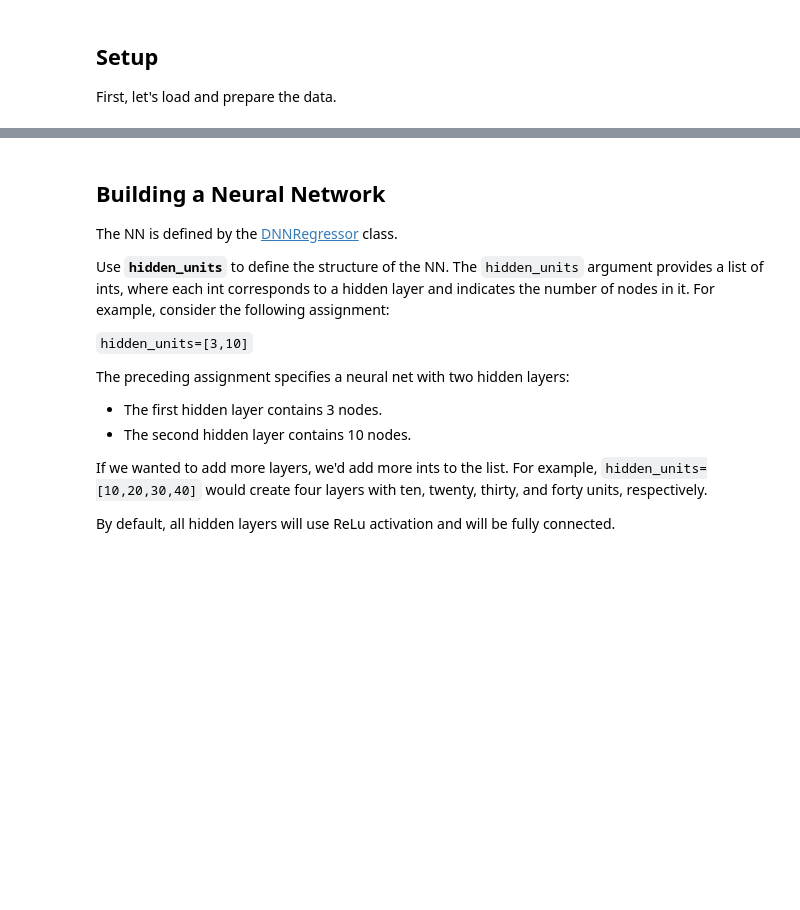
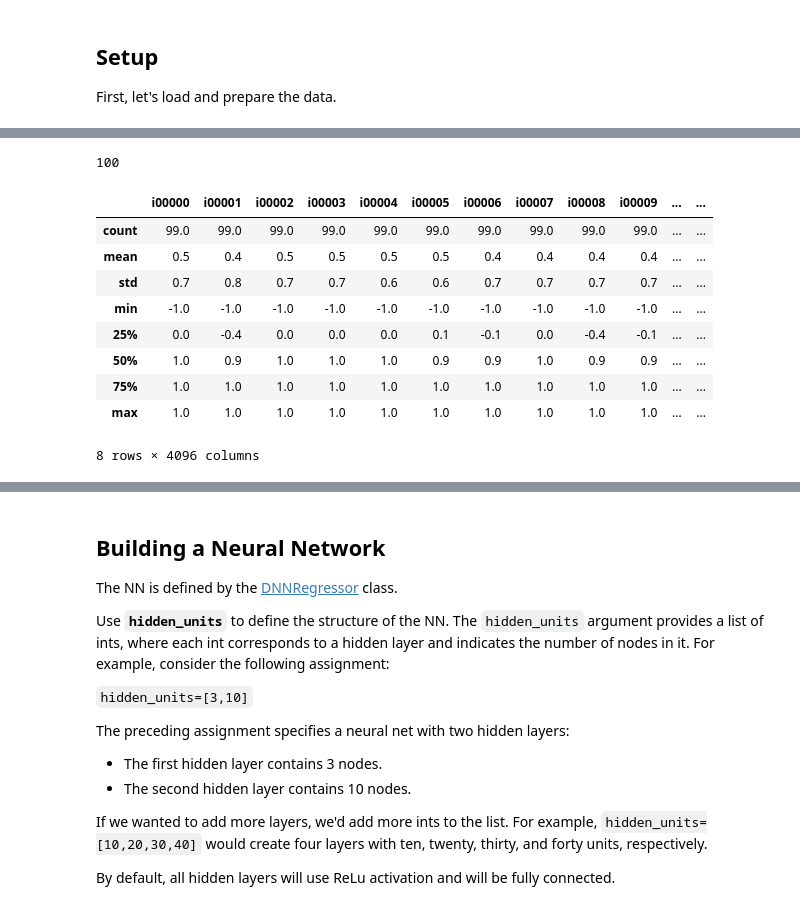
Before and after one commit to plushvoxel/Project-Lernende-Agenten-colab, a Jupyter notebook: firstImplementationOfNN.ipynb, the cells around one changed output, grey strips where cells are left out. Cells and saved outputs as stored; diff of their text form; code cells hidden in the pictures; blank space fills up the shorter version.

```diff
--- a/firstImplementationOfNN.ipynb
+++ b/firstImplementationOfNN.ipynb
@@ -48,9 +40,11 @@ from google.colab import files
 # %%
-training_set_size = 600 #@param {type:"slider", min:1, max:3000, step:1}
-validating_set_size = 200 #@param {type:"slider", min:1, max:1000, step:1}
-test_set_size = 200 #@param {type:"slider", min:1, max:1000, step:1}
+training_set_size = 100 #@param {type:"slider", min:1, max:3000, step:1}
+validating_set_size = 10 #@param {type:"slider", min:1, max:1000, step:1}
+test_set_size = 10 #@param {type:"slider", min:1, max:1000, step:1}
 learning_rate = 0.3 #@param ["3", "1", "0.3", "0.1", "0.03", "0.01", "0.003", "0.001", "0.0003", "0.0001"] {type:"raw"}
 activation_function = "RELU" #@param ["RELU", "Sigmoid", "Tanh"]
 regression = "None" #@param ["None", "L1", "L2"]
 regression_rate = 3 #@param ["3", "1", "0.3", "0.1", "0.03", "0.01", "0.003", "0.001"] {type:"raw"}
-model = [3,1,5]
+steps = 20 #@param {type:"slider", min:1, max:100, step:1}
+batch_size = 5 #@param {type:"slider", min:1, max:20, step:1}
+model = [2048, 500]
@@ -90,0 +109,44 @@ display.display(validation_targets.describe())
+# %%
+def preprocess_features(signal_dataframe):
+  """Prepares input features from California housing data set.
+
+  Args:
+    signal_dataframe: A Pandas DataFrame expected to contain data
+      from the Radio Signal data set.
+  Returns:
+    A DataFrame that contains the features to be used for the model, including
+    synthetic features.
+  """
+  selected_features = signal_dataframe[1:signal_dataframe.shape[0]]
+  processed_features = selected_features.copy()
+
+  print(signal_dataframe.shape[0])
+  return processed_features
+
+def preprocess_targets(signal_dataframe):
+  """Prepares target features (i.e., labels) from Radio signal data set.
+
+  Args:
+    signal_dataframe: A Pandas DataFrame expected to contain data
+      from the Radio signal data set.
+  Returns:
+    A DataFrame that contains the target feature.
+  """
+  output_targets = signal_dataframe[0:1]
+  output_targets = output_targets.copy()
+  return output_targets
+# %%
+training_examples = preprocess_features(signal_dataframe.head(training_set_size))
+training_examples.describe()
+# %% [output]
+100
+|  | i00000 | i00001 | i00002 | i00003 | i00004 | i00005 | i00006 | i00007 | i00008 | i00009 | ... | ... |
+| count | 99.0 | 99.0 | 99.0 | 99.0 | 99.0 | 99.0 | 99.0 | 99.0 | 99.0 | 99.0 | ... | ... |
+| mean | 0.5 | 0.4 | 0.5 | 0.5 | 0.5 | 0.5 | 0.4 | 0.4 | 0.4 | 0.4 | ... | ... |
+| std | 0.7 | 0.8 | 0.7 | 0.7 | 0.6 | 0.6 | 0.7 | 0.7 | 0.7 | 0.7 | ... | ... |
+| min | -1.0 | -1.0 | -1.0 | -1.0 | -1.0 | -1.0 | -1.0 | -1.0 | -1.0 | -1.0 | ... | ... |
+| 25% | 0.0 | -0.4 | 0.0 | 0.0 | 0.0 | 0.1 | -0.1 | 0.0 | -0.4 | -0.1 | ... | ... |
+| 50% | 1.0 | 0.9 | 1.0 | 1.0 | 1.0 | 0.9 | 0.9 | 1.0 | 0.9 | 0.9 | ... | ... |
+| 75% | 1.0 | 1.0 | 1.0 | 1.0 | 1.0 | 1.0 | 1.0 | 1.0 | 1.0 | 1.0 | ... | ... |
+| max | 1.0 | 1.0 | 1.0 | 1.0 | 1.0 | 1.0 | 1.0 | 1.0 | 1.0 | 1.0 | ... | ... |
+8 rows × 4096 columns
```
Also changed, not shown: parts of 15 cells of this notebook.
